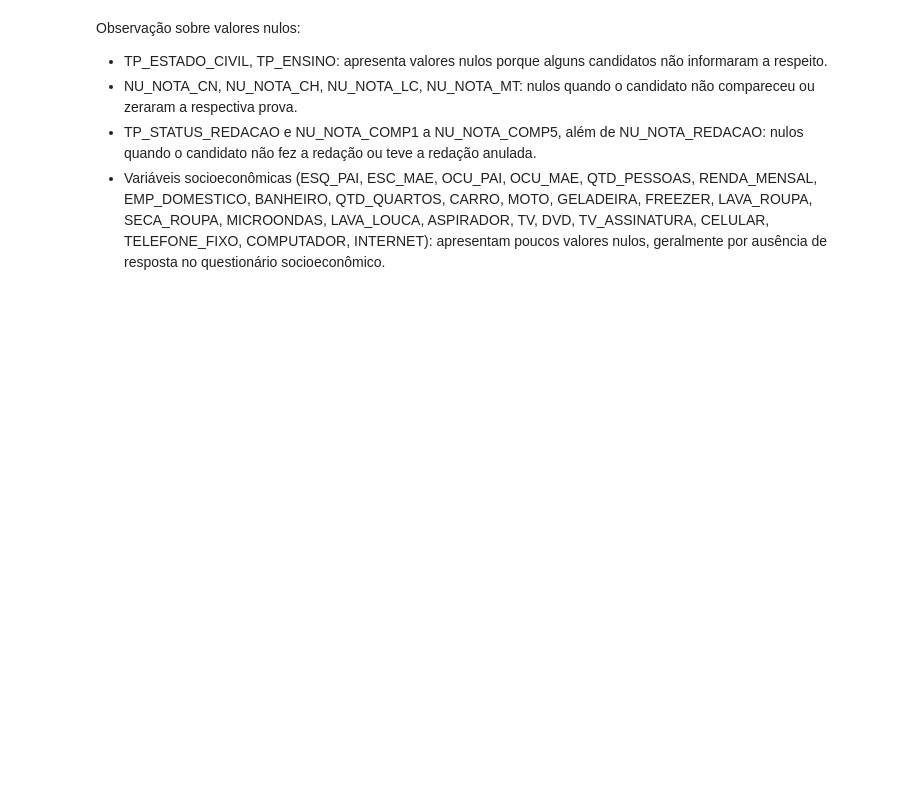
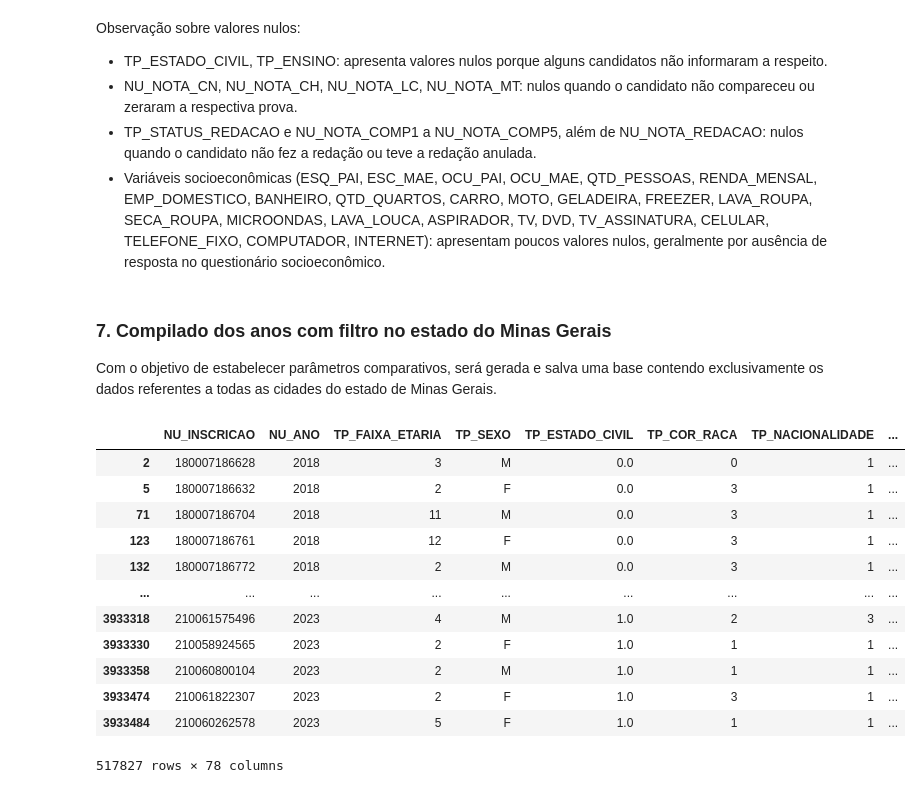
Before and after one commit to NandaLeal/TCC, a Jupyter notebook: TCC.ipynb, the cells around one changed output. Drawn from its saved outputs; the diff is of its cells as text; code cells hidden in the pictures; blank space fills up the shorter version.

```diff
--- a/TCC.ipynb
+++ b/TCC.ipynb
@@ -962,3 +963,37 @@ Observação sobre valores nulos:
 - NU_NOTA_CN, NU_NOTA_CH, NU_NOTA_LC, NU_NOTA_MT: nulos quando o candidato não compareceu ou zeraram a respectiva prova.
 - TP_STATUS_REDACAO e NU_NOTA_COMP1 a NU_NOTA_COMP5, além de NU_NOTA_REDACAO: nulos quando o candidato não fez a redação ou teve a redação anulada.
 - Variáveis socioeconômicas (ESQ_PAI, ESC_MAE, OCU_PAI, OCU_MAE, QTD_PESSOAS, RENDA_MENSAL, EMP_DOMESTICO, BANHEIRO, QTD_QUARTOS, CARRO, MOTO, GELADEIRA, FREEZER, LAVA_ROUPA, SECA_ROUPA, MICROONDAS, LAVA_LOUCA, ASPIRADOR, TV, DVD, TV_ASSINATURA, CELULAR, TELEFONE_FIXO, COMPUTADOR, INTERNET): apresentam poucos valores nulos, geralmente por ausência de resposta no questionário socioeconômico.
+# %% [markdown]
+### **7. Compilado dos anos com filtro no estado do Minas Gerais**
+Com o objetivo de estabelecer parâmetros comparativos, será gerada e salva uma base contendo exclusivamente os dados referentes a todas as cidades do estado de Minas Gerais.
+# %%
+df_mg_2018 = df2018[df2018['SG_UF_ESC'] == 'MG']
+df_mg_2019 = df2019[df2019['SG_UF_ESC'] == 'MG']
+df_mg_2020 = df2020[df2020['SG_UF_ESC'] == 'MG']
+df_mg_2021 = df2021[df2021['SG_UF_ESC'] == 'MG']
+df_mg_2022 = df2022[df2022['SG_UF_ESC'] == 'MG']
+df_mg_2023 = df2023[df2023['SG_UF_ESC'] == 'MG']
+
+df_mg_todos = pd.concat([
+    df_mg_2018,
+    df_mg_2019,
+    df_mg_2020,
+    df_mg_2021,
+    df_mg_2022,
+    df_mg_2023
+])
+df_mg_todos
+# %% [output]
+|  | NU_INSCRICAO | NU_ANO | TP_FAIXA_ETARIA | TP_SEXO | TP_ESTADO_CIVIL | TP_COR_RACA | TP_NACIONALIDADE | ... |
+| 2 | 180007186628 | 2018 | 3 | M | 0.0 | 0 | 1 | ... |
+| 5 | 180007186632 | 2018 | 2 | F | 0.0 | 3 | 1 | ... |
+| 71 | 180007186704 | 2018 | 11 | M | 0.0 | 3 | 1 | ... |
+| 123 | 180007186761 | 2018 | 12 | F | 0.0 | 3 | 1 | ... |
+| 132 | 180007186772 | 2018 | 2 | M | 0.0 | 3 | 1 | ... |
+| ... | ... | ... | ... | ... | ... | ... | ... | ... |
+| 3933318 | 210061575496 | 2023 | 4 | M | 1.0 | 2 | 3 | ... |
+| 3933330 | 210058924565 | 2023 | 2 | F | 1.0 | 1 | 1 | ... |
+| 3933358 | 210060800104 | 2023 | 2 | M | 1.0 | 1 | 1 | ... |
+| 3933474 | 210061822307 | 2023 | 2 | F | 1.0 | 3 | 1 | ... |
+| 3933484 | 210060262578 | 2023 | 5 | F | 1.0 | 1 | 1 | ... |
+517827 rows × 78 columns
```
Also changed, not shown: parts of 7 cells of this notebook.
